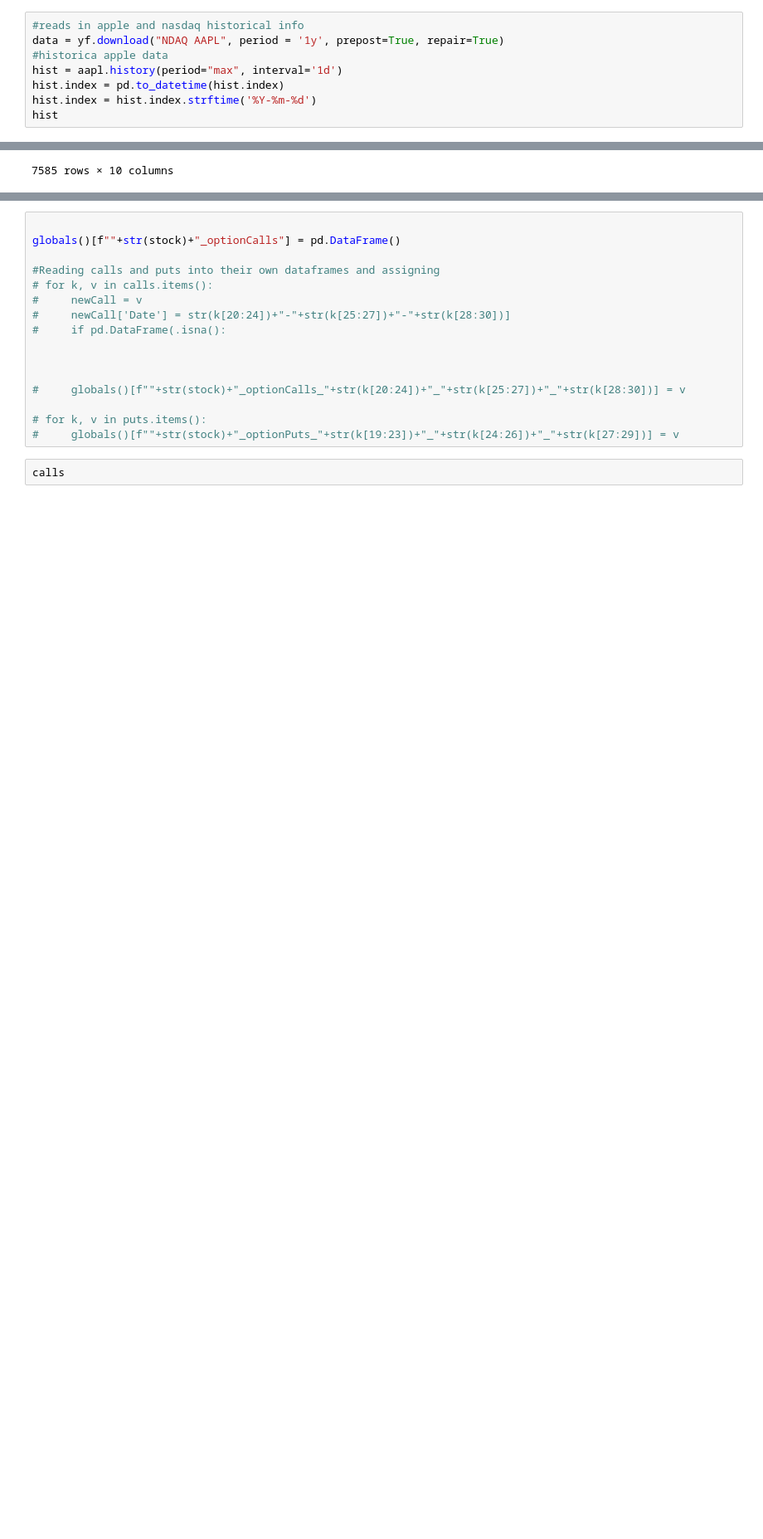
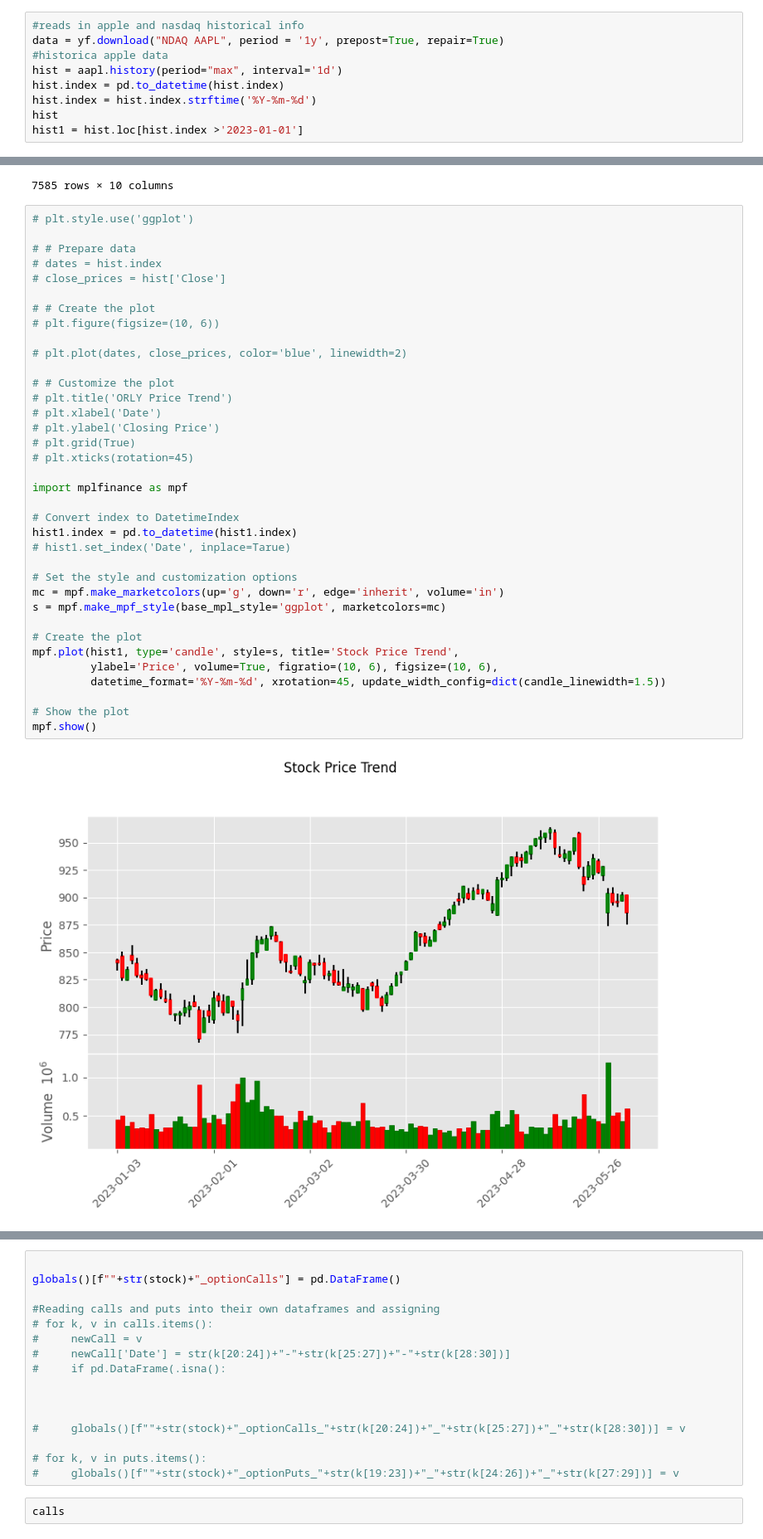
Before and after one commit to cmaceve/HiFiAi, a Jupyter notebook: init.ipynb, the cells around one changed output, grey strips where cells are left out. Shown at 83% size. Saved outputs shown, nothing was run; the diff lists cells and outputs as text; blank space fills up the shorter version.

Commit message:
"Updated with graph"#

```diff
--- a/init.ipynb
+++ b/init.ipynb
@@ -26,5 +27,6 @@ hist = aapl.history(period="max", interval='1d')
 hist.index = pd.to_datetime(hist.index)
 hist.index = hist.index.strftime('%Y-%m-%d')
 hist
+hist1 = hist.loc[hist.index >'2023-01-01']
 # %% [output]
 [*********************100%***********************]  2 of 2 completed
@@ -64,6 +69,44 @@ hist_calc
 | 2023-06-05 | 896.690002 | 905.070007 | 896.159973 | 902.109985 | 431600 | 0.0 | 0.0 | 0.007533 | 0.000449 | 0.021183 |
 | 2023-06-06 | 902.289978 | 902.289978 | 875.059998 | 885.929993 | 599600 | 0.0 | 0.0 | -0.018099 | 0.000449 | 0.021183 |
 7585 rows × 10 columns
+# %%
+# plt.style.use('ggplot')
+
+# # Prepare data
+# dates = hist.index
+# close_prices = hist['Close']
+
+# # Create the plot
+# plt.figure(figsize=(10, 6))
+
+# plt.plot(dates, close_prices, color='blue', linewidth=2)
+
+# # Customize the plot
+# plt.title('ORLY Price Trend')
+# plt.xlabel('Date')
+# plt.ylabel('Closing Price')
+# plt.grid(True)
+# plt.xticks(rotation=45)
+
+import mplfinance as mpf
+
+# Convert index to DatetimeIndex
+hist1.index = pd.to_datetime(hist1.index)
+# hist1.set_index('Date', inplace=Tarue)
+
+# Set the style and customization options
+mc = mpf.make_marketcolors(up='g', down='r', edge='inherit', volume='in')
+s = mpf.make_mpf_style(base_mpl_style='ggplot', marketcolors=mc)
+
+# Create the plot
+mpf.plot(hist1, type='candle', style=s, title='Stock Price Trend',
+         ylabel='Price', volume=True, figratio=(10, 6), figsize=(10, 6),
+         datetime_format='%Y-%m-%d', xrotation=45, update_width_config=dict(candle_linewidth=1.5))
+
+# Show the plot
+mpf.show()
+# %% [output]
+[figure, added]
 # %%
 options = ['2023-06-16',
  '2023-07-21',
```
Also changed, not shown: parts of 5 cells of this notebook.
